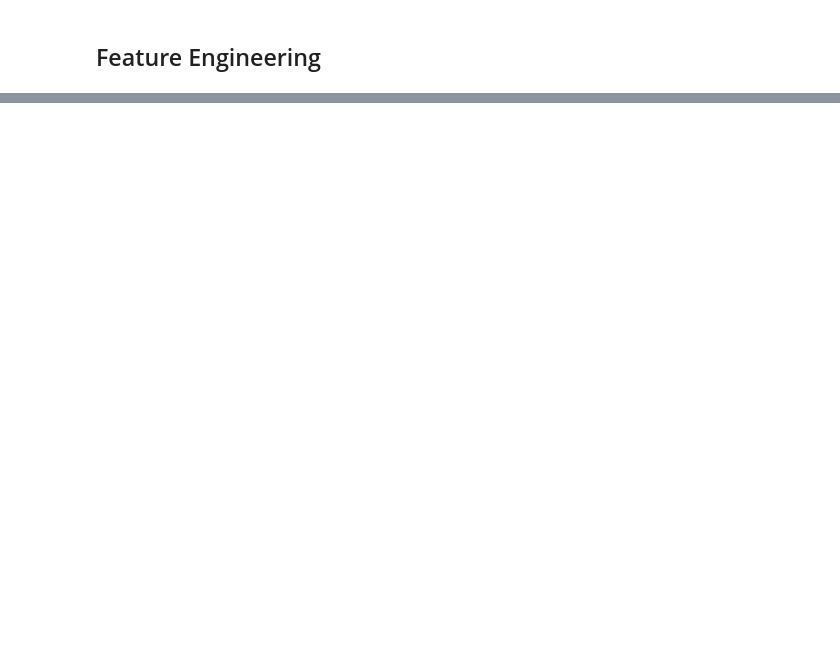
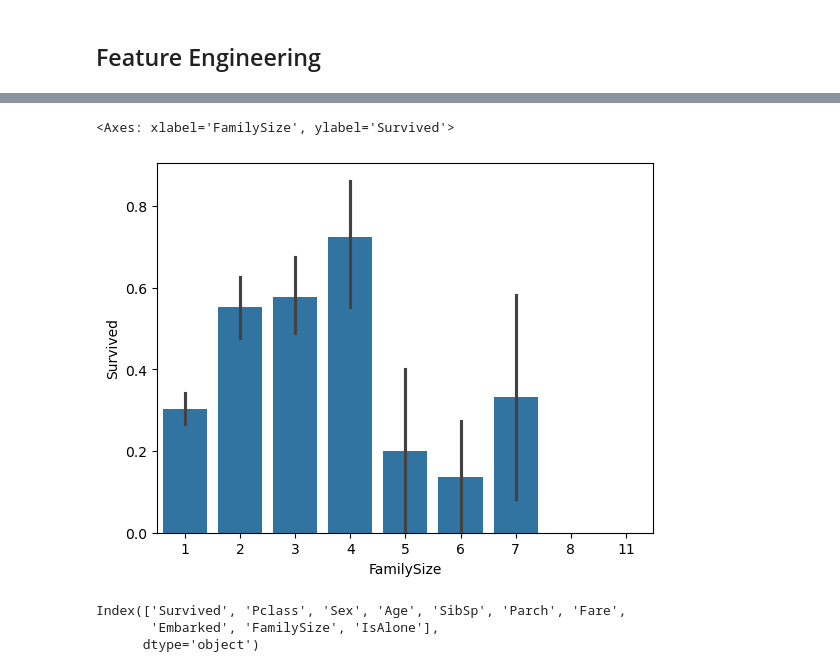
Before and after one commit to lukeckk/kaggle, a Jupyter notebook: titanic/titanic.ipynb, the cells around one changed output, grey strips where cells are left out. Drawn from its saved outputs; the diff is of its cells as text; code cells hidden in the pictures; blank space fills up the shorter version.

```diff
--- a/titanic/titanic.ipynb
+++ b/titanic/titanic.ipynb
@@ -172,0 +206,11 @@ ValueError: could not convert string to float: 'Braund, Mr. Owen Harris'
+# %%
+sns.barplot(data=train_df, x='FamilySize', y='Survived')
+# %% [output]
+<Axes: xlabel='FamilySize', ylabel='Survived'>
+[figure, added]
+# %%
+print(train_df.columns)
+# %% [output]
+Index(['Survived', 'Pclass', 'Sex', 'Age', 'SibSp', 'Parch', 'Fare',
+       'Embarked', 'FamilySize', 'IsAlone'],
+      dtype='object')
```
Also changed, not shown: parts of 23 cells of this notebook.
